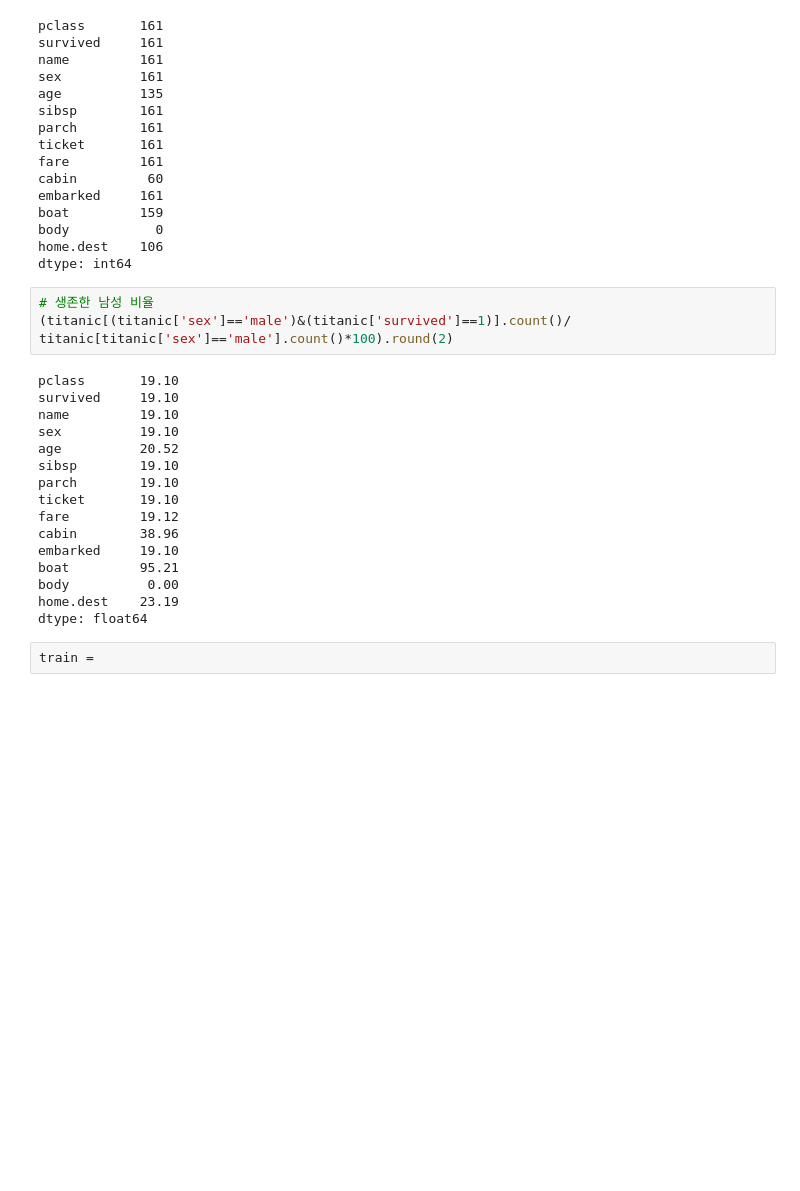
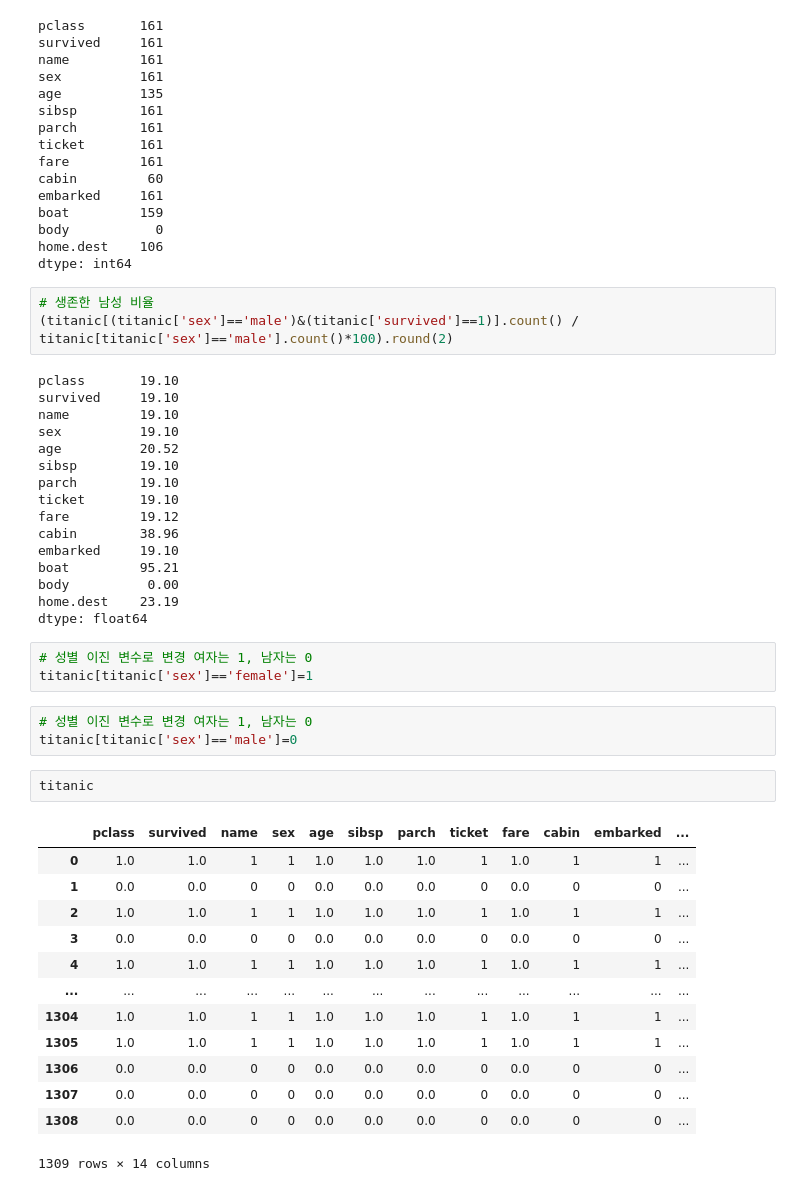
Before and after one commit to siwoolyyy/ml-data, a Jupyter notebook: titanic dataset.ipynb, the cells around one changed output. Cells and saved outputs as stored; diff of their text form; blank space fills up the shorter version.

```diff
--- a/titanic dataset.ipynb
+++ b/titanic dataset.ipynb
@@ -473,7 +501,7 @@ home.dest    106
 dtype: int64
 # %%
 # 생존한 남성 비율
-(titanic[(titanic['sex']=='male')&(titanic['survived']==1)].count()/ titanic[titanic['sex']=='male'].count()*100).round(2)
+(titanic[(titanic['sex']=='male')&(titanic['survived']==1)].count() / titanic[titanic['sex']=='male'].count()*100).round(2)
 # %% [output]
 pclass       19.10
 survived     19.10
@@ -491,4 +519,24 @@ body          0.00
 home.dest    23.19
 dtype: float64
 # %%
-train =
+# 성별 이진 변수로 변경 여자는 1, 남자는 0
+titanic[titanic['sex']=='female']=1
+# %%
+# 성별 이진 변수로 변경 여자는 1, 남자는 0
+titanic[titanic['sex']=='male']=0
+# %%
+titanic
+# %% [output]
+|  | pclass | survived | name | sex | age | sibsp | parch | ticket | fare | cabin | embarked | ... |
+| 0 | 1.0 | 1.0 | 1 | 1 | 1.0 | 1.0 | 1.0 | 1 | 1.0 | 1 | 1 | ... |
+| 1 | 0.0 | 0.0 | 0 | 0 | 0.0 | 0.0 | 0.0 | 0 | 0.0 | 0 | 0 | ... |
+| 2 | 1.0 | 1.0 | 1 | 1 | 1.0 | 1.0 | 1.0 | 1 | 1.0 | 1 | 1 | ... |
+| 3 | 0.0 | 0.0 | 0 | 0 | 0.0 | 0.0 | 0.0 | 0 | 0.0 | 0 | 0 | ... |
+| 4 | 1.0 | 1.0 | 1 | 1 | 1.0 | 1.0 | 1.0 | 1 | 1.0 | 1 | 1 | ... |
+| ... | ... | ... | ... | ... | ... | ... | ... | ... | ... | ... | ... | ... |
+| 1304 | 1.0 | 1.0 | 1 | 1 | 1.0 | 1.0 | 1.0 | 1 | 1.0 | 1 | 1 | ... |
+| 1305 | 1.0 | 1.0 | 1 | 1 | 1.0 | 1.0 | 1.0 | 1 | 1.0 | 1 | 1 | ... |
+| 1306 | 0.0 | 0.0 | 0 | 0 | 0.0 | 0.0 | 0.0 | 0 | 0.0 | 0 | 0 | ... |
+| 1307 | 0.0 | 0.0 | 0 | 0 | 0.0 | 0.0 | 0.0 | 0 | 0.0 | 0 | 0 | ... |
+| 1308 | 0.0 | 0.0 | 0 | 0 | 0.0 | 0.0 | 0.0 | 0 | 0.0 | 0 | 0 | ... |
+1309 rows × 14 columns
```
Also changed, not shown: parts of 8 cells of this notebook.
